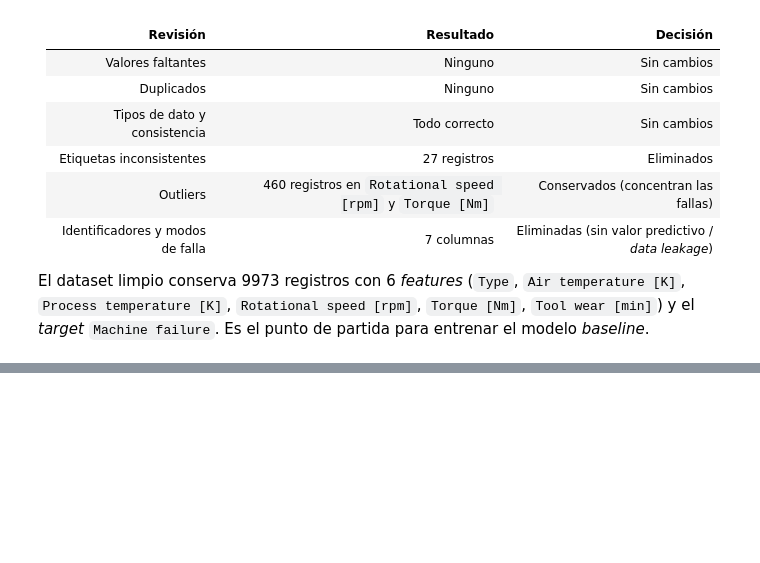
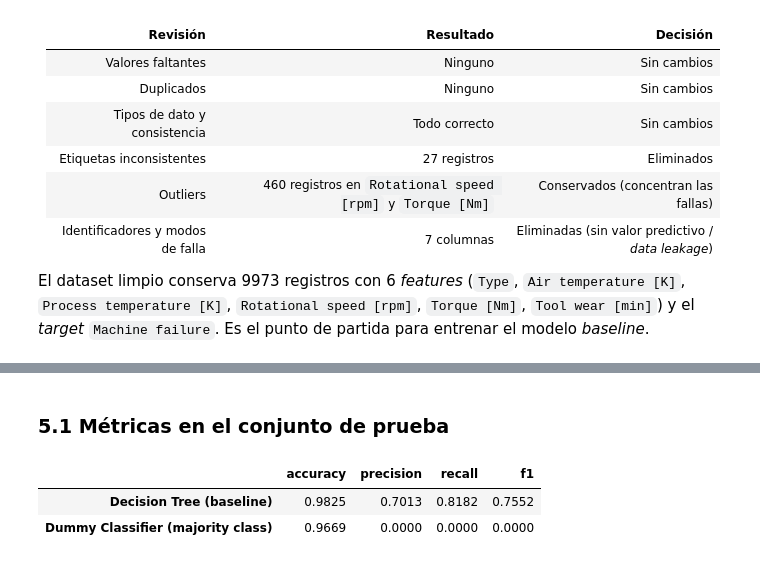
Before and after one commit to itdsanchez-stack/MLOps-W03, a Jupyter notebook: Draft_Notebook_Baseline_SanchezDaniel.ipynb, the cells around one changed output, grey strips where cells are left out. Saved outputs shown, nothing was run; the diff lists cells and outputs as text; code cells hidden in the pictures; blank space fills up the shorter version.

```diff
--- a/Draft_Notebook_Baseline_SanchezDaniel.ipynb
+++ b/Draft_Notebook_Baseline_SanchezDaniel.ipynb
@@ -703,0 +814,30 @@ El dataset limpio conserva 9973 registros con 6 *features* (`Type`, `Air tempera
+# %% [markdown]
+### 5.1 Métricas en el conjunto de prueba
+# %%
+# Modelo dummy de referencia: siempre predice la clase mayoritaria ("sin falla")
+dummy_pipeline = Pipeline([("preprocessor", preprocessor),
+                           ("model", DummyClassifier(strategy="most_frequent"))],
+)
+dummy_pipeline.fit(X_train, y_train)
+
+def evaluate(pipeline, X_eval, y_eval):
+    # Calcula las métricas de evaluación de un pipeline entrenado
+    y_pred = pipeline.predict(X_eval)
+    return {"accuracy": accuracy_score(y_eval, y_pred),
+            "precision": precision_score(y_eval, y_pred, zero_division=0),
+            "recall": recall_score(y_eval, y_pred),
+            "f1": f1_score(y_eval, y_pred),
+    }
+
+# Métricas en el conjunto de prueba
+tree_metrics = evaluate(tree_pipeline, X_test, y_test)
+dummy_metrics = evaluate(dummy_pipeline, X_test, y_test)
+
+test_results = pd.DataFrame({"Decision Tree (baseline)": tree_metrics,
+                             "Dummy Classifier (majority class)": dummy_metrics},
+).T.round(4)
+test_results
+# %% [output]
+|  | accuracy | precision | recall | f1 |
+| Decision Tree (baseline) | 0.9825 | 0.7013 | 0.8182 | 0.7552 |
+| Dummy Classifier (majority class) | 0.9669 | 0.0000 | 0.0000 | 0.0000 |
```
Also changed, not shown: parts of 20 cells of this notebook.
